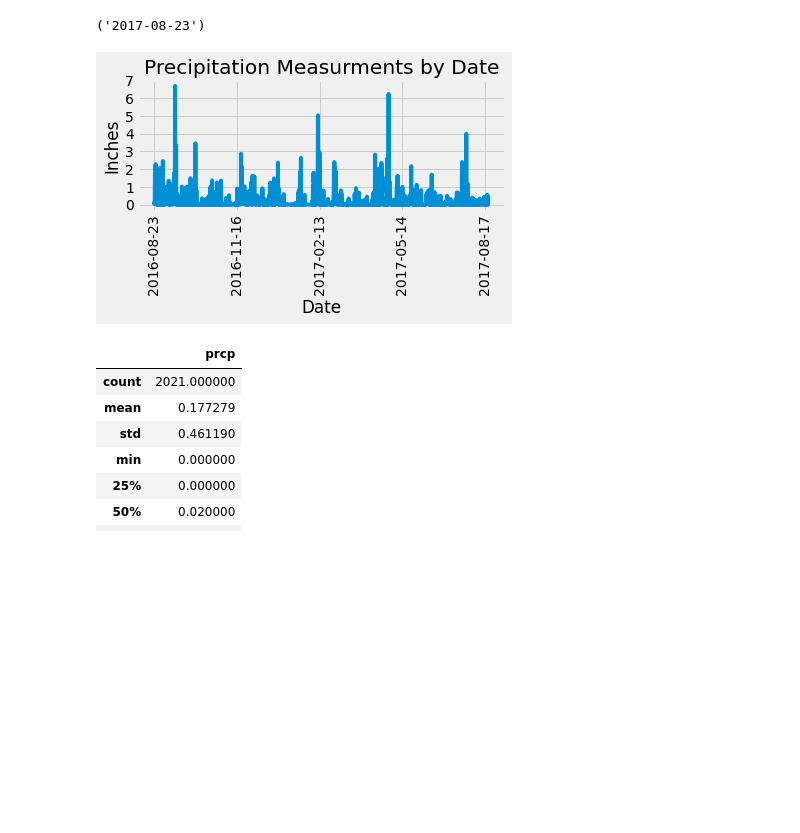
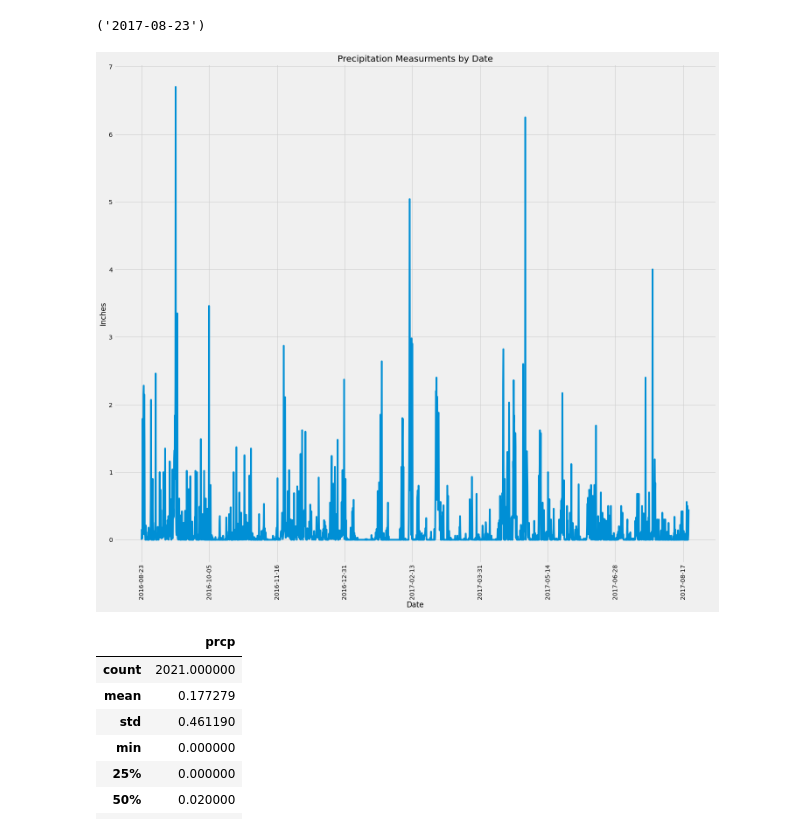
Before and after one commit to dfournie471/SQLAlchemy-Homework---Surfs-Up-, a Jupyter notebook: climate_starter.ipynb, the cells around one changed output. Cells and saved outputs as stored; diff of their text form; code cells hidden in the pictures; blank space fills up the shorter version.

Commit message:
made bar graph more readable

```diff
--- a/climate_starter.ipynb
+++ b/climate_starter.ipynb
@@ -80,35 +80,35 @@ starting_date=final_date - dt.timedelta(days=365)
 
 # Perform a query to retrieve the data and precipitation scores
 
 sel=[Measurement.date, func.sum(Measurement.prcp)]
 prcp_data=session.query(Measurement.date,Measurement.prcp).\
     filter(Measurement.date >= f'{starting_date}').\
     filter(Measurement.date <= f'{final_date}').\
     filter(Measurement.prcp != 'None').\
     order_by(Measurement.date).all()
 
 
 #Save the query results as a Pandas DataFrame and set the index to the date column
 prcp_df=pd.DataFrame(prcp_data,columns=['date','prcp'])
 prcp_df.set_index('date',inplace=True)
 # Sort the dataframe by date
 prcp_df.sort_index(inplace=True)
 
 
 
 # Use Pandas Plotting with Matplotlib to plot the data
 #create y_axis for yticks
 y_axis=np.arange(0,8)
-prcp_df.plot(rot=90,yticks=y_axis,legend=False)
+prcp_df.plot(rot=90,yticks=y_axis,legend=False,figsize=(20,18))
 plt.xlabel('Date')
 plt.ylabel('Inches')
 plt.title('Precipitation Measurments by Date')
 #save fig to output data
 plt.tight_layout()
 plt.savefig("output/Precipitation_Measurements.png")
 plt.show()
 # %% [output]
-[figure, old version]
+[figure, new version]
 # %%
 # Use Pandas to calcualte the summary statistics for the precipitation data
 summary_stats=prcp_df.describe()
```
Also changed, not shown: 1 other file.
